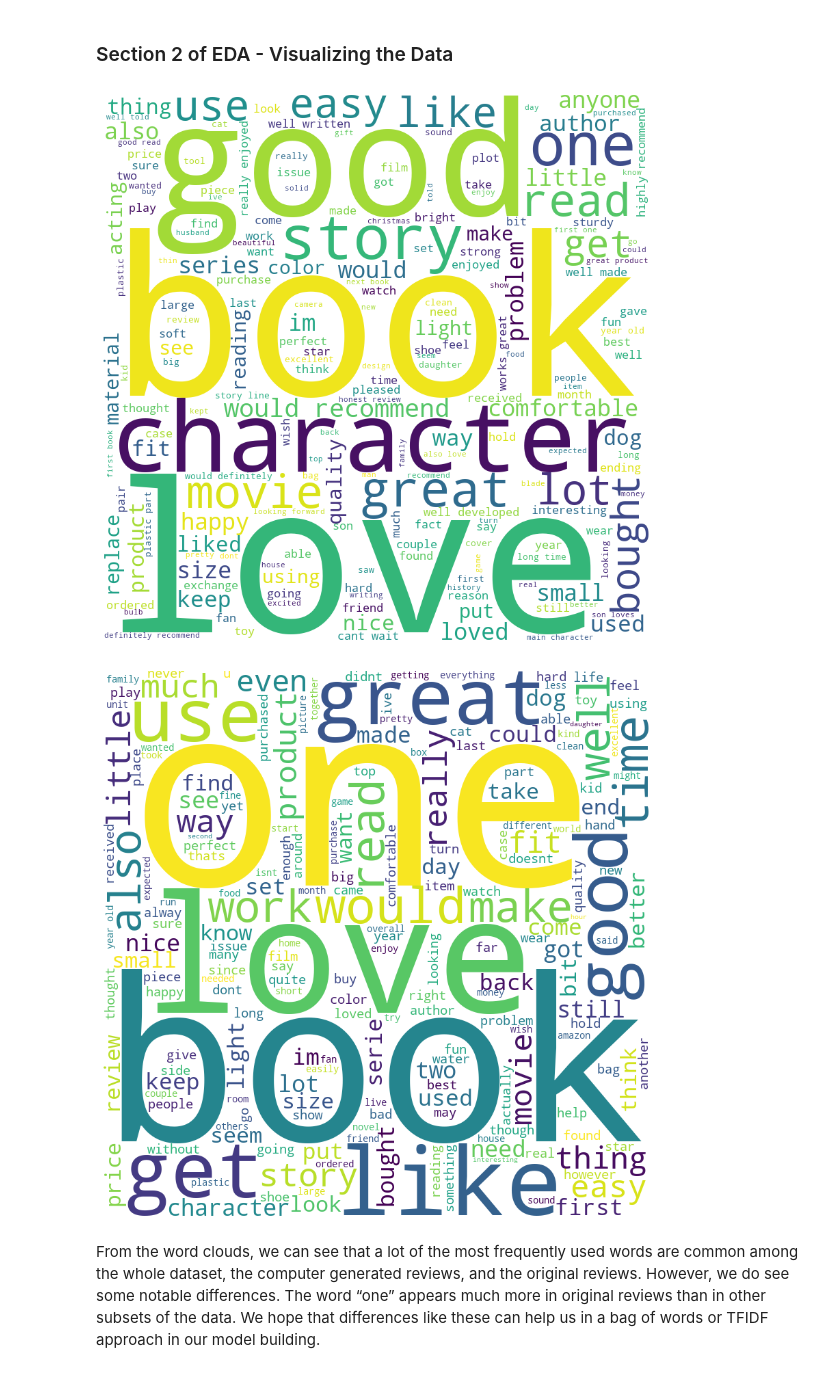
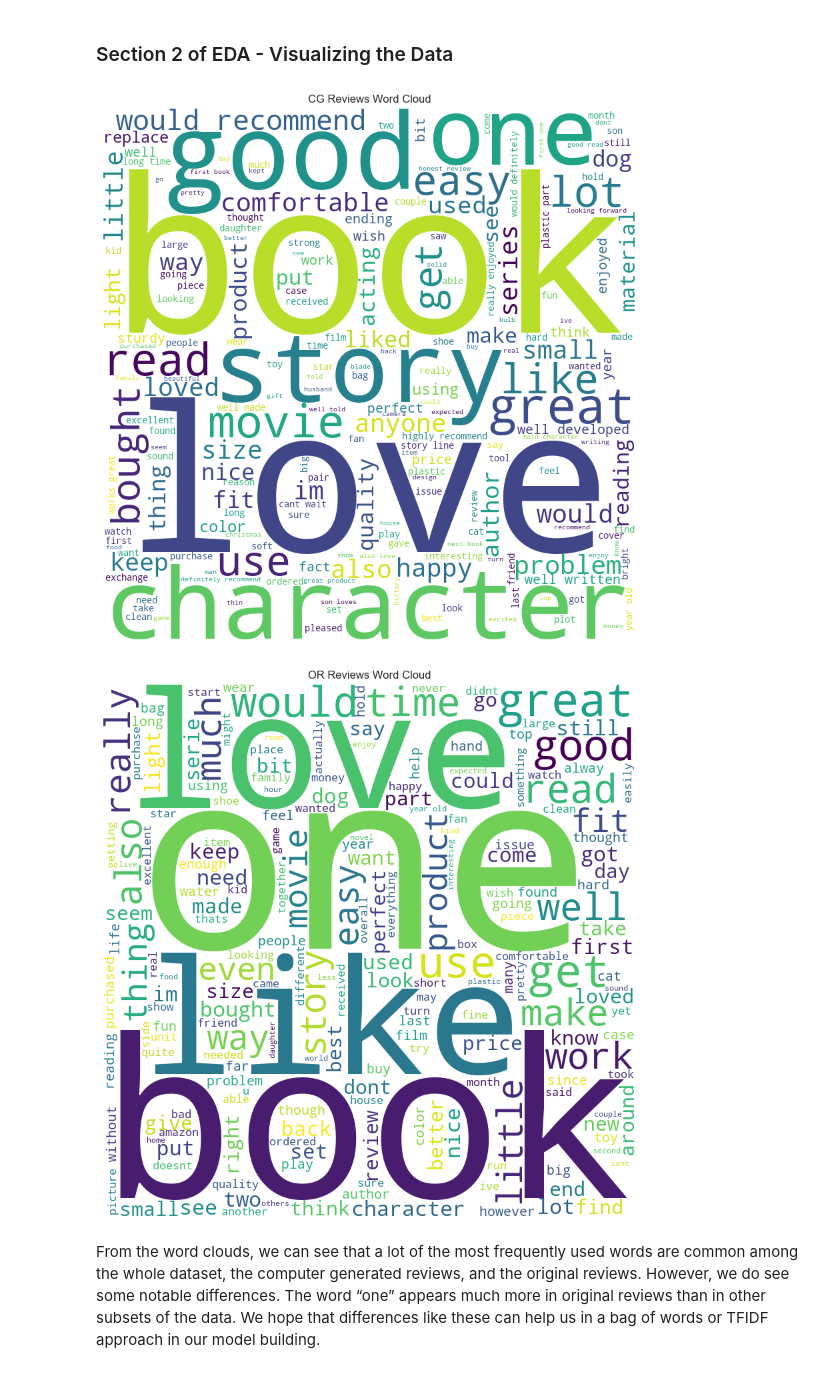
Before and after one commit to LiamManatt/Fake_Reviews, a Jupyter notebook: FinalProject_group058.ipynb, the cells around one changed output. Cells and saved outputs as stored; diff of their text form; code cells hidden in the pictures.

```diff
--- a/FinalProject_group058.ipynb
+++ b/FinalProject_group058.ipynb
@@ -280,7 +282,7 @@ Based on initial observation, it appears that the computer generated reviews use
 ### Section 2 of EDA - Visualizing the Data
 # %%
 # Generates a graphic where word size is based on number of occurences
-def plot_word_cloud(words_ser):
+def plot_word_cloud(words_ser, title):
     all_words = (" ".join(words_ser) + ' ').replace('  ', ' ')
     wordcloud = WordCloud(width = 800, height = 800,
                 background_color ='white',
@@ -291,6 +293,7 @@ def plot_word_cloud(words_ser):
     plt.imshow(wordcloud)
     plt.axis("off")
     plt.tight_layout(pad = 0)
+    plt.title(title)
 
     plt.show()
 # %%
@@ -300,15 +303,15 @@ or_reviews = reviews_df[reviews_df.label == 'OR']
 # %%
 # computer generated word cloud
 fake_reviews = cg_reviews.text_no_punct
-plot_word_cloud(fake_reviews)
+plot_word_cloud(fake_reviews, title='CG Reviews Word Cloud')
 # %% [output]
-[figure, old version]
+[figure, new version]
 # %%
 # human review word cloud
 real_reviews = or_reviews.text_no_punct
-plot_word_cloud(real_reviews)
+plot_word_cloud(real_reviews, title='OR Reviews Word Cloud')
 # %% [output]
-[figure, old version]
+[figure, new version]
 # %% [markdown]
 From the word clouds, we can see that a lot of the most frequently used words are common among the whole dataset, the computer generated reviews, and the original reviews. However, we do see some notable differences. The word “one” appears much more in original reviews than in other subsets of the data. We hope that differences like these can help us in a bag of words or TFIDF approach in our model building.
 # %%
```
Also changed, not shown: parts of 15 cells of this notebook, 4 other files.
